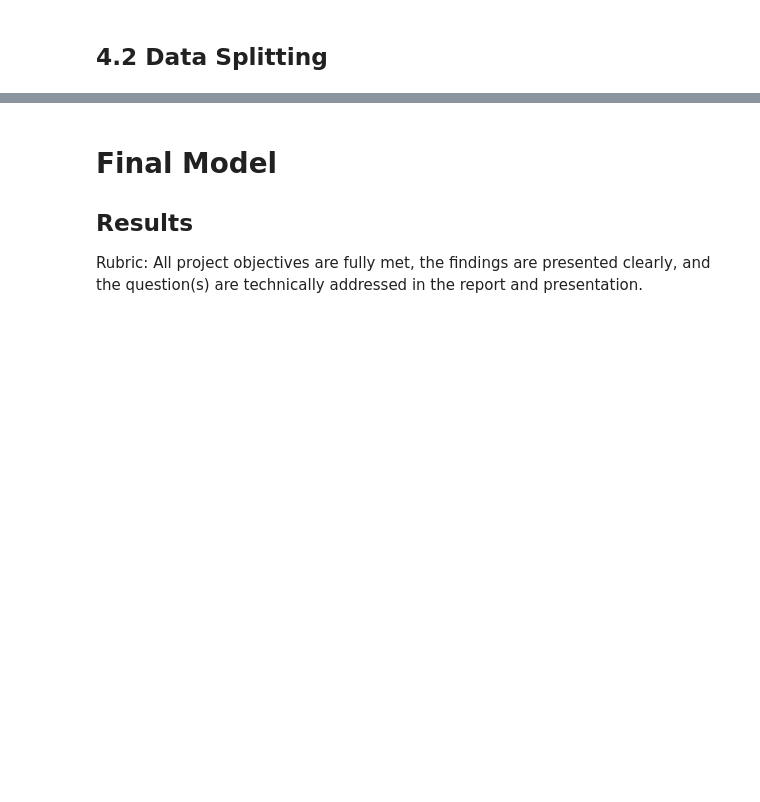
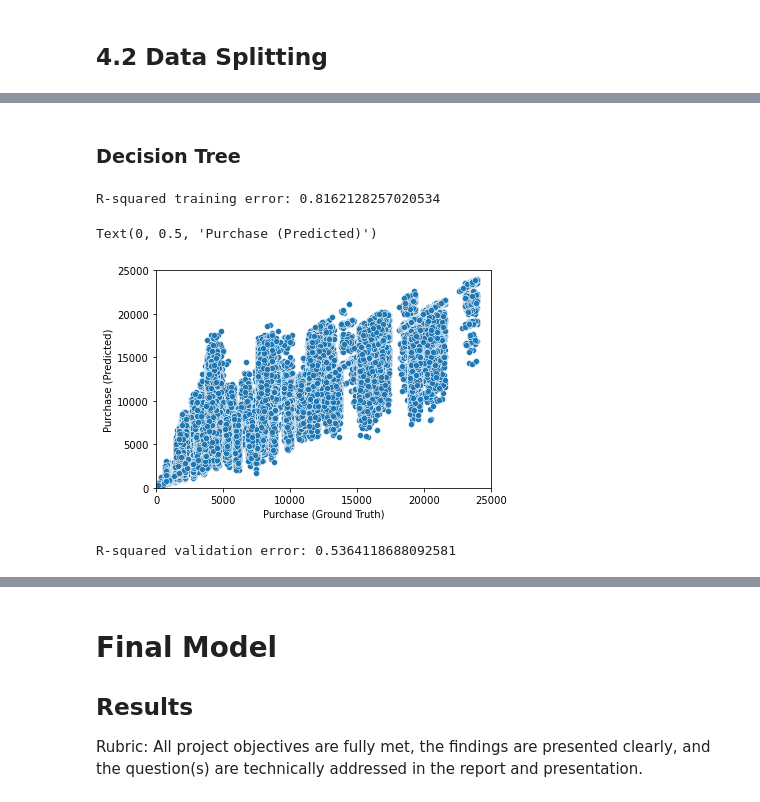
Before and after one commit to jvo024/black_friday_sales_ads505, a Jupyter notebook: starter_notebook.ipynb, the cells around one changed output, grey strips where cells are left out. Drawn from its saved outputs; the diff is of its cells as text; code cells hidden in the pictures; blank space fills up the shorter version.

```diff
--- a/starter_notebook.ipynb
+++ b/starter_notebook.ipynb
@@ -348,0 +492,33 @@ dtype: int64
+# %% [markdown]
+### Decision Tree
+# %%
+dtr = DecisionTreeRegressor()
+DecisionTreeRegressor(ccp_alpha=0.0, criterion='mse', max_depth=None,
+                      max_features=None, max_leaf_nodes=None,
+                      min_impurity_decrease=0.0, min_impurity_split=None,
+                      min_samples_leaf=1, min_samples_split=2,
+                      min_weight_fraction_leaf=0.0,
+                      random_state=None, splitter='best')
+
+dtr.fit(X_train, y_train)
+
+score = dtr.score(X_train, y_train)
+print("R-squared training error:", score)
+# %% [output]
+R-squared training error: 0.8162128257020534
+# %%
+sns.scatterplot(y_train,dtr.predict(X_train))
+plt.xlim([0,25000])
+plt.ylim([0,25000])
+plt.xlabel('Purchase (Ground Truth)')
+plt.ylabel('Purchase (Predicted)')
+# %% [output]
+Text(0, 0.5, 'Purchase (Predicted)')
+[figure, added]
+# %%
+dtr_prediction = dtr.predict(X_valid)
+
+score = dtr.score(X_valid, y_valid)
+print("R-squared validation error:", score)
+# %% [output]
+R-squared validation error: 0.5364118688092581
```
Also changed, not shown: parts of 41 cells of this notebook.
